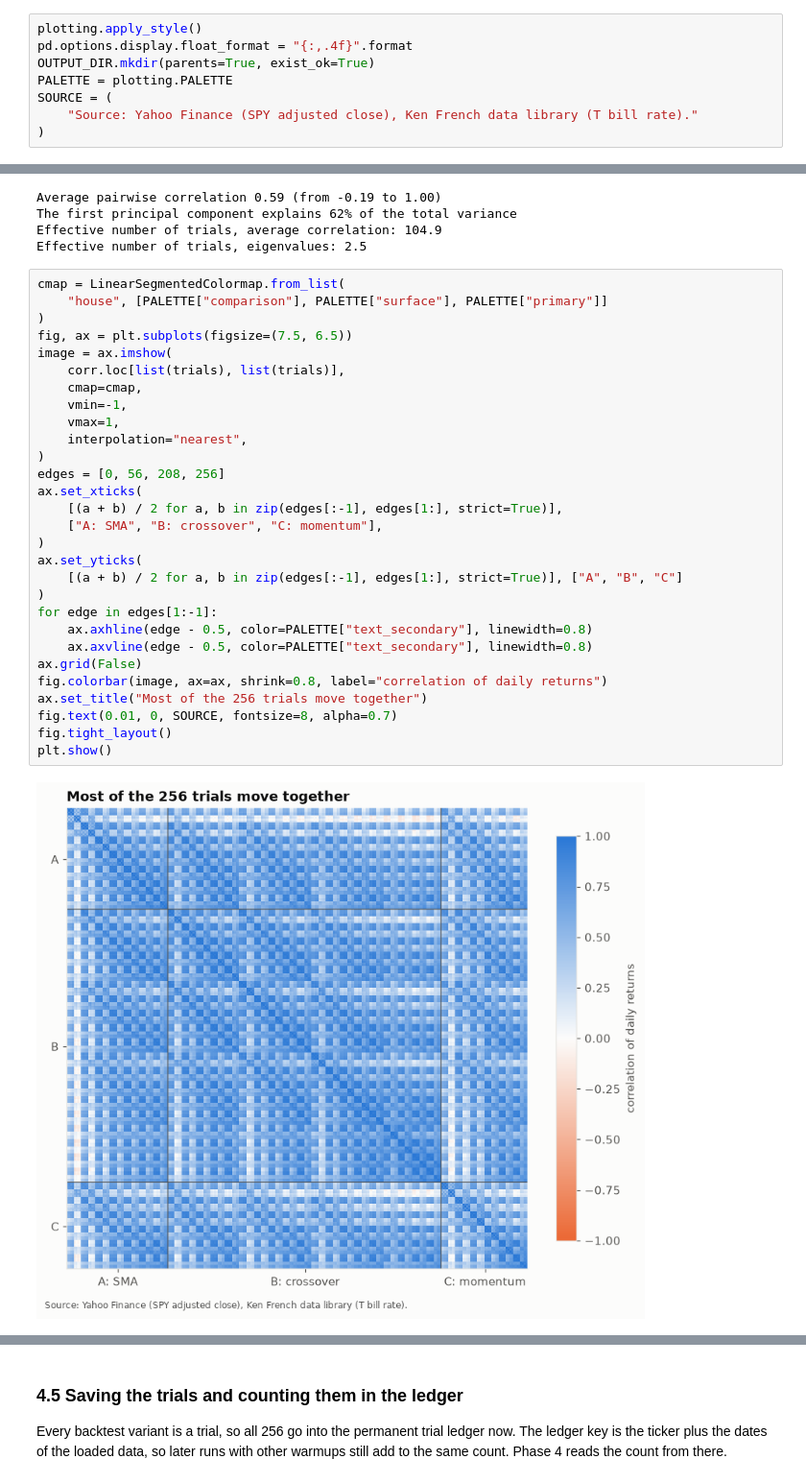
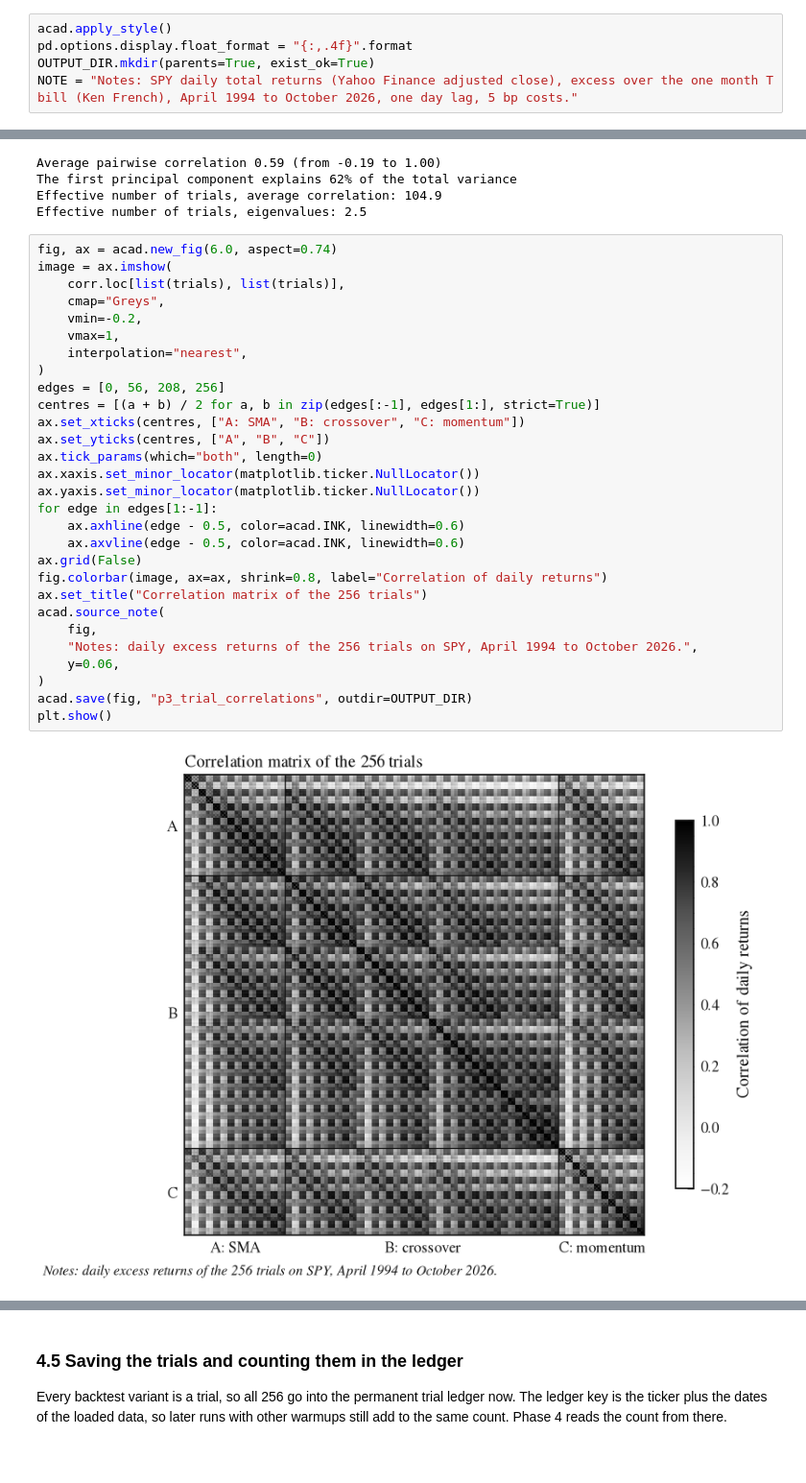
Before and after one commit to FranzTriebe/quant_finance, a Jupyter notebook: projects/p01_referee/03_trials.ipynb, the cells around one changed output, grey strips where cells are left out. Shown at 96% size. Cells and saved outputs as stored; diff of their text form.

```diff
--- a/projects/p01_referee/03_trials.ipynb
+++ b/projects/p01_referee/03_trials.ipynb
@@ -45,13 +53,10 @@ PROJECT = "p01"  # project name in the trial ledger
 REFRESH = False  # True downloads fresh data instead of using the cache in data/
 OUTPUT_DIR = Path(quantlab.__file__).resolve().parents[1] / "output" / "p01"
 # %%
-plotting.apply_style()
+acad.apply_style()
 pd.options.display.float_format = "{:,.4f}".format
 OUTPUT_DIR.mkdir(parents=True, exist_ok=True)
-PALETTE = plotting.PALETTE
-SOURCE = (
-    "Source: Yahoo Finance (SPY adjusted close), Ken French data library (T bill rate)."
-)
+NOTE = "Notes: SPY daily total returns (Yahoo Finance adjusted close), excess over the one month T bill (Ken French), April 1994 to October 2026, one day lag, 5 bp costs."
 # %% [markdown]
 ## 2. Data
 
@@ -309,34 +318,34 @@ The first principal component explains 62% of the total variance
 Effective number of trials, average correlation: 104.9
 Effective number of trials, eigenvalues: 2.5
 # %%
-cmap = LinearSegmentedColormap.from_list(
-    "house", [PALETTE["comparison"], PALETTE["surface"], PALETTE["primary"]]
-)
-fig, ax = plt.subplots(figsize=(7.5, 6.5))
+fig, ax = acad.new_fig(6.0, aspect=0.74)
 image = ax.imshow(
     corr.loc[list(trials), list(trials)],
-    cmap=cmap,
-    vmin=-1,
+    cmap="Greys",
+    vmin=-0.2,
     vmax=1,
     interpolation="nearest",
 )
 edges = [0, 56, 208, 256]
-ax.set_xticks(
-    [(a + b) / 2 for a, b in zip(edges[:-1], edges[1:], strict=True)],
-    ["A: SMA", "B: crossover", "C: momentum"],
+centres = [(a + b) / 2 for a, b in zip(edges[:-1], edges[1:], strict=True)]
+ax.set_xticks(centres, ["A: SMA", "B: crossover", "C: momentum"])
+ax.set_yticks(centres, ["A", "B", "C"])
+ax.tick_params(which="both", length=0)
+ax.xaxis.set_minor_locator(matplotlib.ticker.NullLocator())
+ax.yaxis.set_minor_locator(matplotlib.ticker.NullLocator())
+for edge in edges[1:-1]:
+    ax.axhline(edge - 0.5, color=acad.INK, linewidth=0.6)
+    ax.axvline(edge - 0.5, color=acad.INK, linewidth=0.6)
+ax.grid(False)
+fig.colorbar(image, ax=ax, shrink=0.8, label="Correlation of daily returns")
+ax.set_title("Correlation matrix of the 256 trials")
+acad.source_note(
+    fig,
+    "Notes: daily excess returns of the 256 trials on SPY, April 1994 to October 2026.",
+    y=0.06,
 )
-ax.set_yticks(
-    [(a + b) / 2 for a, b in zip(edges[:-1], edges[1:], strict=True)], ["A", "B", "C"]
-)
-for edge in edges[1:-1]:
-    ax.axhline(edge - 0.5, color=PALETTE["text_secondary"], linewidth=0.8)
-    ax.axvline(edge - 0.5, color=PALETTE["text_secondary"], linewidth=0.8)
-ax.grid(False)
-fig.colorbar(image, ax=ax, shrink=0.8, label="correlation of daily returns")
-ax.set_title("Most of the 256 trials move together")
-fig.text(0.01, 0, SOURCE, fontsize=8, alpha=0.7)
-fig.tight_layout()
+acad.save(fig, "p3_trial_correlations", outdir=OUTPUT_DIR)
 plt.show()
 # %% [output]
-[figure, old version]
+[figure, new version]
 # %% [markdown]
```
Also changed, not shown: parts of 9 cells of this notebook.
